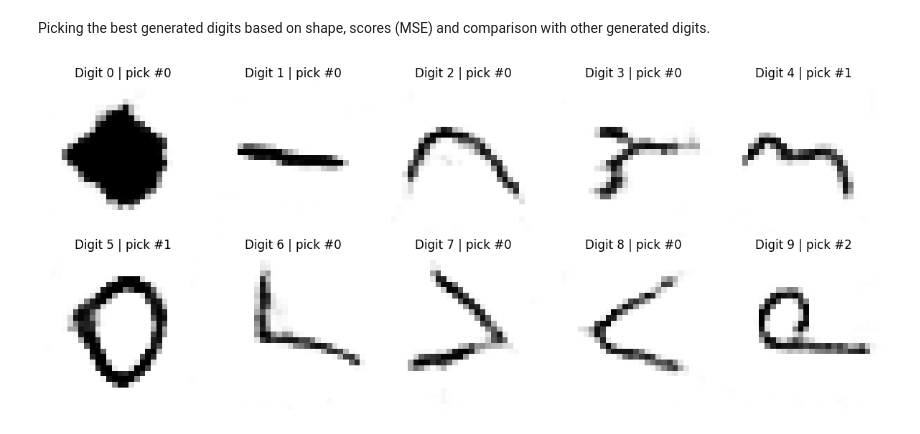
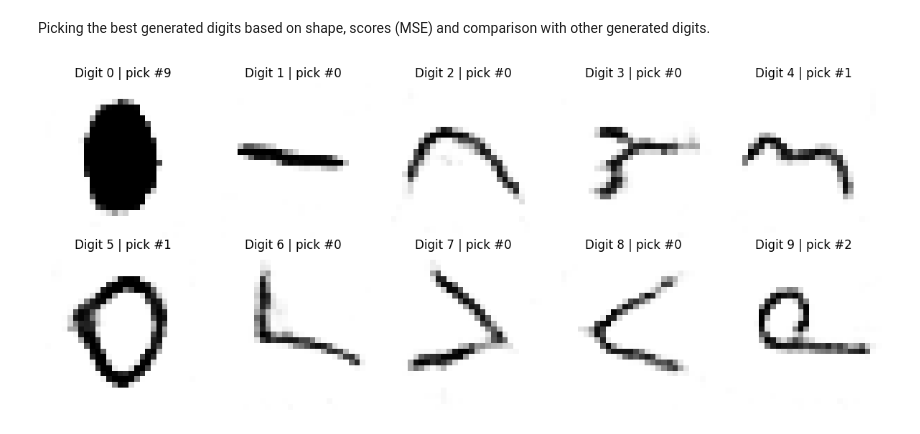
Before and after one commit to DanielMelo46/Neural_Networks_Assignment_1, a Jupyter notebook: assignment_7.ipynb, the cells around one changed output. Drawn from its saved outputs; the diff is of its cells as text; code cells hidden in the pictures.

```diff
--- a/assignment_7.ipynb
+++ b/assignment_7.ipynb
@@ -528,22 +530,22 @@ score_table
 Picking the best generated digits based on shape, scores (MSE) and comparison with other generated digits.
 # %%
 # Choosing one candidate index per digit based on the obtained results.
-picked_index_per_digit = np.array([0, 0, 0, 0, 1, 1, 0, 0, 0, 2], dtype=int)
+picked_index_per_digit = np.array([9, 0, 0, 0, 1, 1, 0, 0, 0, 2], dtype=int)
 
 # Best images for digits 0-9 using your selected candidate indices.
 best_0_to_9 = np.stack(
     [digit_candidates[d, picked_index_per_digit[d]] for d in range(10)],
     axis=0
 )
 
 fig, axes = plt.subplots(2, 5, figsize=(12, 5))
 for d, ax in enumerate(axes.flatten()):
     img = (best_0_to_9[d, :, :, 0] + 1.0) / 2.0
     ax.imshow(img, cmap='gray_r')
     ax.set_title(f'Digit {d} | pick #{picked_index_per_digit[d]}')
     ax.axis('off')
 
 plt.tight_layout()
 plt.show()
 # %% [output]
-[figure, old version]
+[figure, new version]
```
Also changed, not shown: parts of 1 cell of this notebook.
